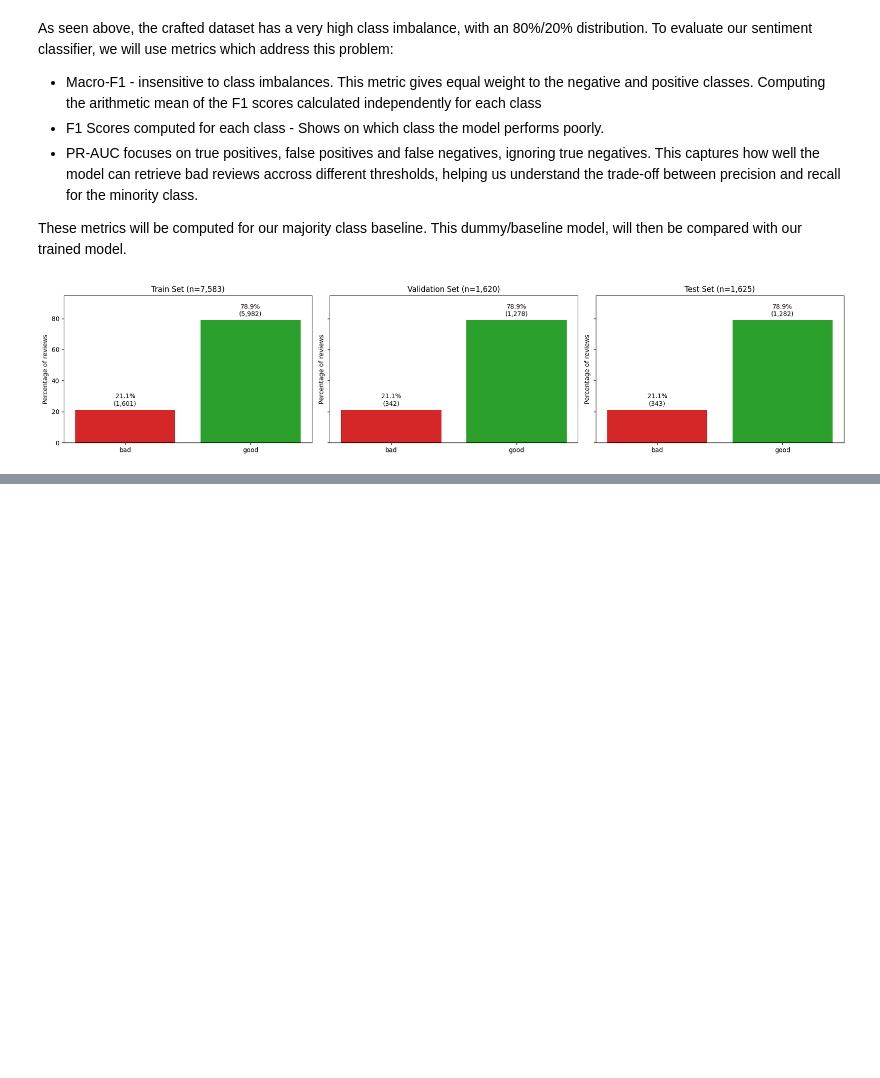
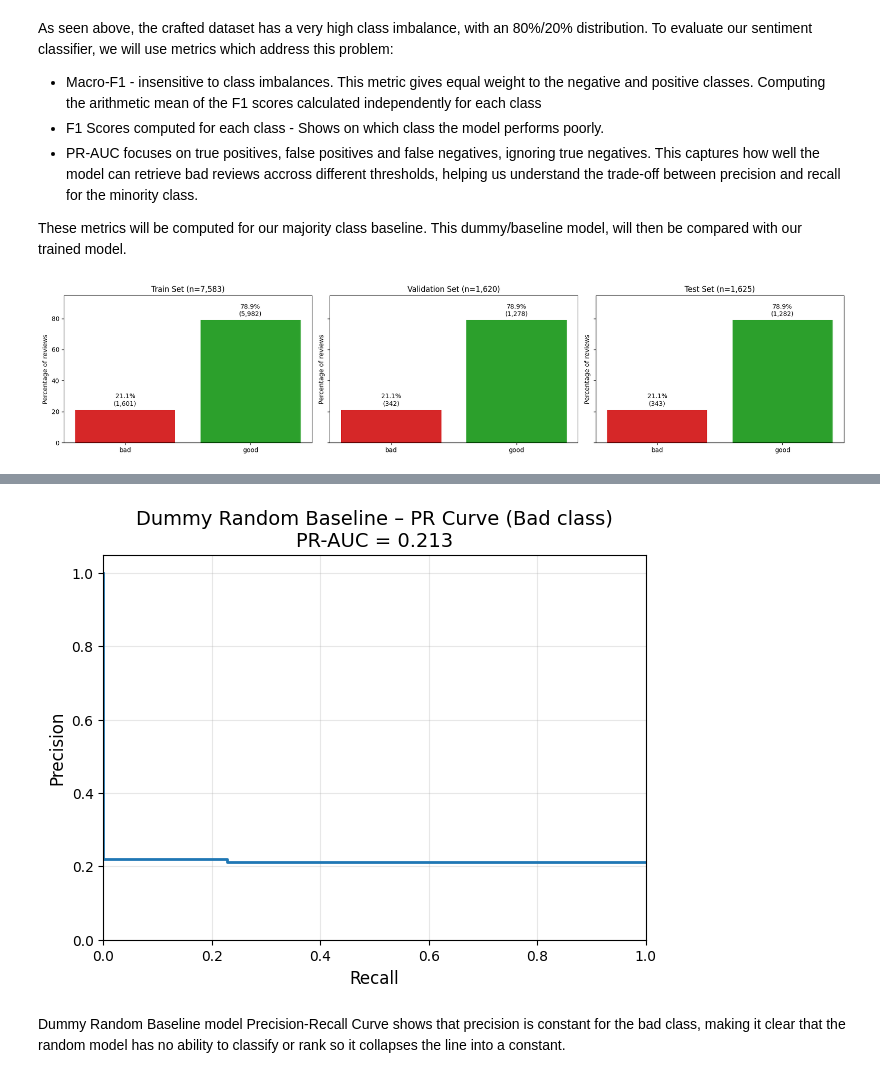
Before and after one commit to GomFal/gym-sentiment-guard, a Jupyter notebook: DA.ipynb, the cells around one changed output, grey strips where cells are left out. Cells and saved outputs as stored; diff of their text form; code cells hidden in the pictures; blank space fills up the shorter version.

```diff
--- a/DA.ipynb
+++ b/DA.ipynb
@@ -115,0 +160,6 @@ plt.show()
+# %%
+rand_clf = DummyClassifier(strategy="stratified", random_state=42)
+rand_clf.fit(X_train, y_train)
+
+y_val_pred_rand = rand_clf.predict(X_val)
+y_val_proba_rand = rand_clf.predict_proba(X_val)  # class-order is rand_clf.classes_
@@ -115,0 +194,30 @@ plt.show()
+# %%
+# True binary labels
+y_true = (y_val == "bad").astype(int)
+
+# Probability scores from DummyClassifier
+# stratified → predict_proba returns probabilities that match train distribution
+proba = rand_clf.predict_proba(X_val)
+
+# We need the probability for the "bad" class
+bad_index = np.where(rand_clf.classes_ == "bad")[0][0]
+scores = proba[:, bad_index]
+
+# Compute PR curve
+precision, recall, thresholds = precision_recall_curve(y_true, scores)
+pr_auc = average_precision_score(y_true, scores)
+
+# Plot
+plt.figure(figsize=(7, 5))
+plt.step(recall, precision, where="post", linewidth=2)
+plt.xlabel("Recall", fontsize=12)
+plt.ylabel("Precision", fontsize=12)
+plt.title(f"Dummy Random Baseline – PR Curve (Bad class)\nPR-AUC = {pr_auc:.3f}", fontsize=14)
+plt.ylim([0, 1.05])
+plt.xlim([0, 1])
+plt.grid(alpha=0.3)
+plt.show()
+# %% [output]
+[figure, added]
+# %% [markdown]
+Dummy Random Baseline model Precision-Recall Curve shows that precision is constant for the bad class, making it clear that the random model has no ability to classify or rank so it collapses the line into a constant.
```
Also changed, not shown: parts of 8 cells of this notebook, 8 other files.
